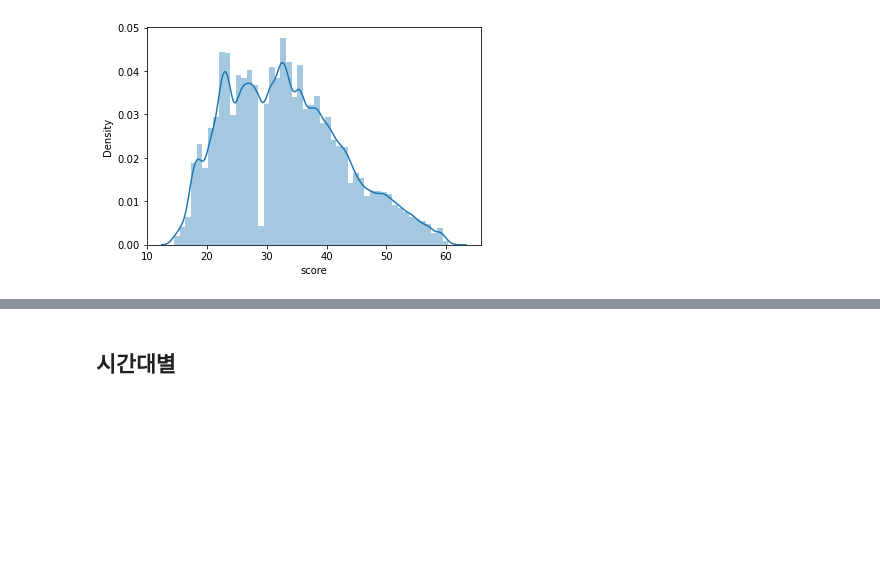
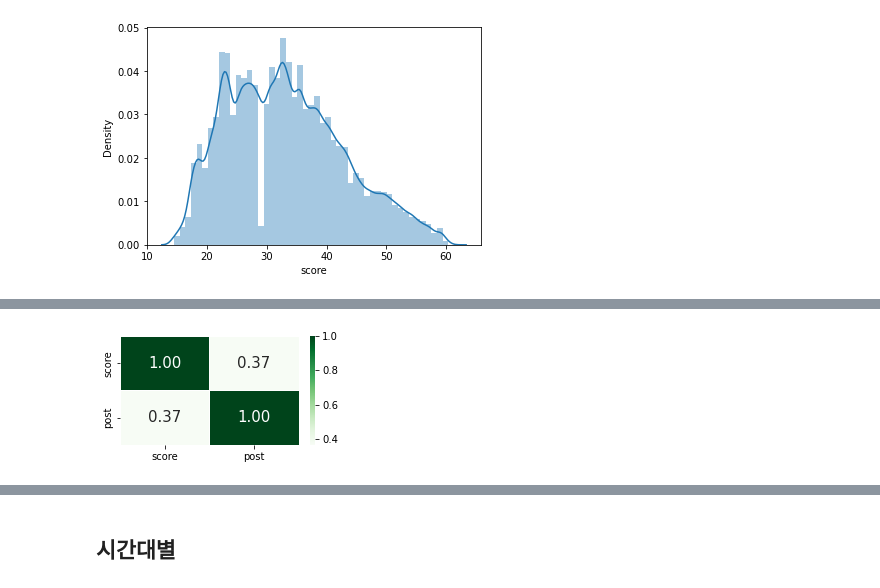
Before and after one commit to LUCI031/chai_analytics, a Jupyter notebook: jingyu/jingyu_EDA4.ipynb, the cells around one changed output, grey strips where cells are left out. Drawn from its saved outputs; the diff is of its cells as text; code cells hidden in the pictures; blank space fills up the shorter version.

Commit message:
221013 EDA of score

```diff
--- a/jingyu/jingyu_EDA4.ipynb
+++ b/jingyu/jingyu_EDA4.ipynb
@@ -587,0 +609,7 @@ sns.distplot(df2['score'])
+# %%
+# 파라미터 & 타겟밸류 간 결정계수(=상관계수^2)
+plt.figure(figsize=(4, 2))
+sns.heatmap(df2[["score","post"]].corr(), cmap="Greens", linewidths=.5, annot=True, annot_kws={'size':15}, fmt=".2f", )
+plt.show()
+# %% [output]
+[figure, added]
```
Also changed, not shown: parts of 9 cells of this notebook, 1 other file.
